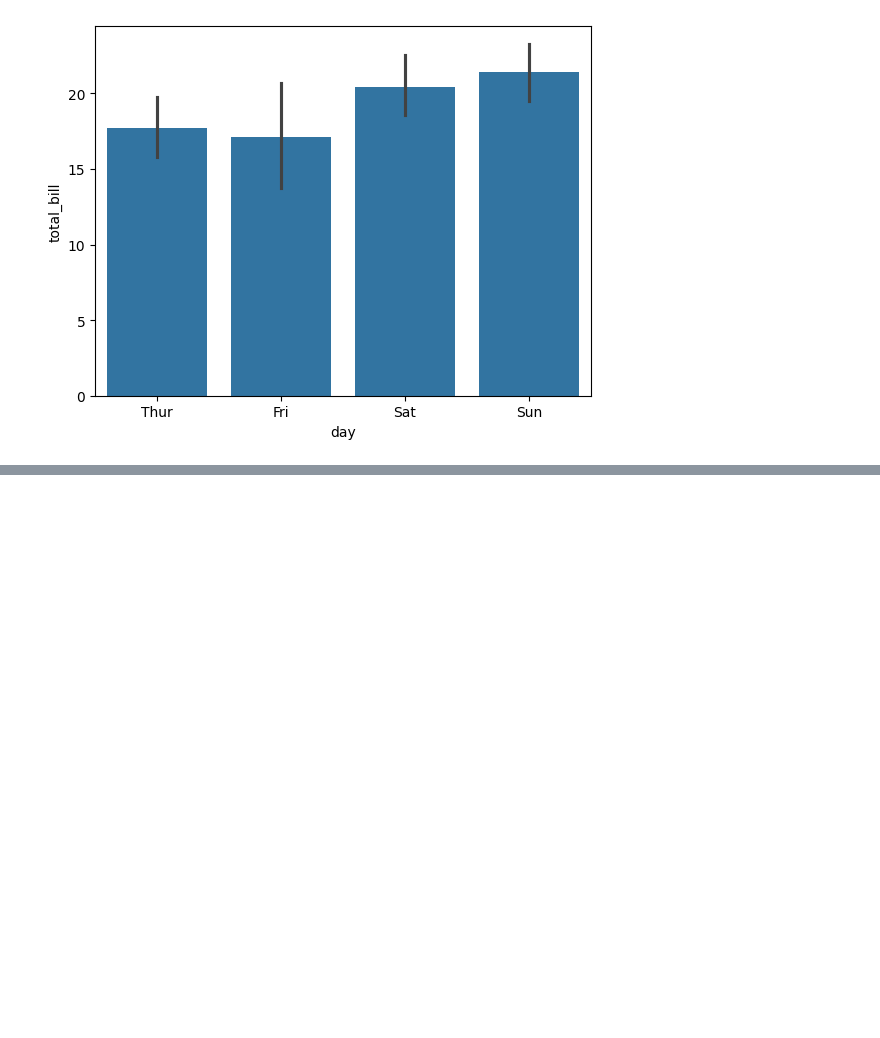
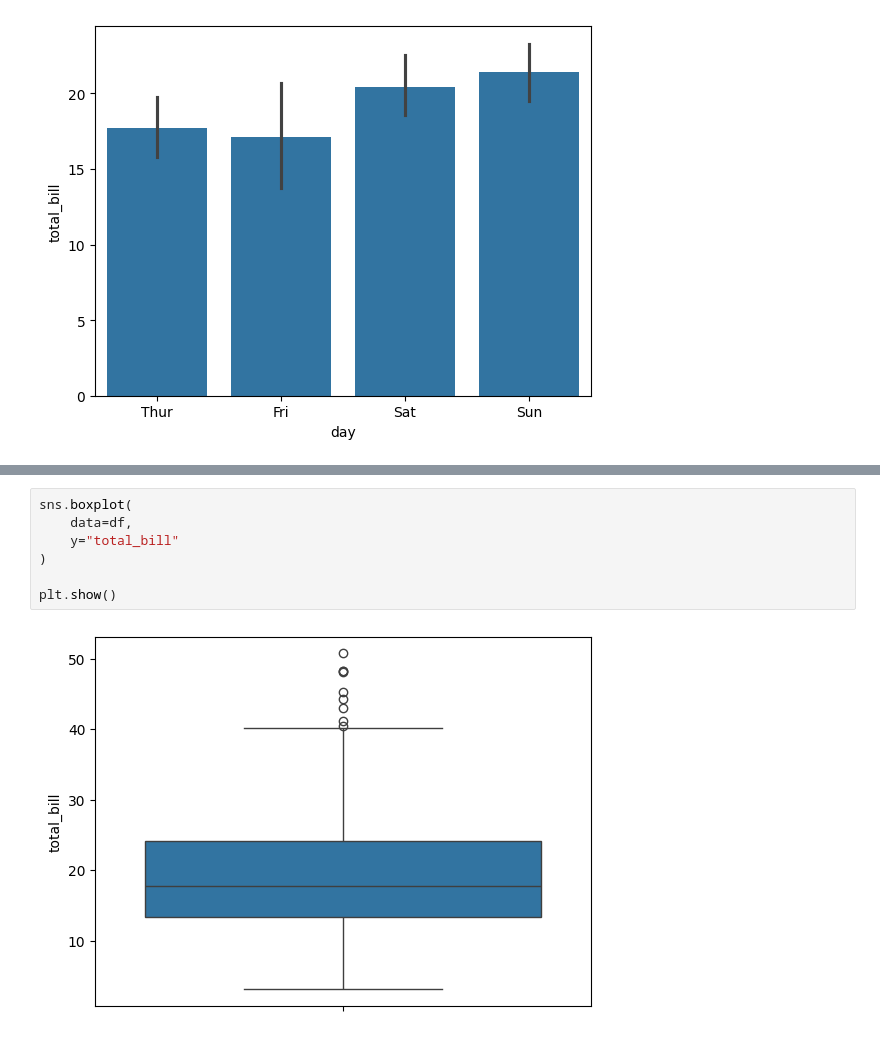
Before and after one commit to dmamun/Machine_learning_basic, a Jupyter notebook: Machine_learning_basic.ipynb, the cells around one changed output, grey strips where cells are left out. Drawn from its saved outputs; the diff is of its cells as text; blank space fills up the shorter version.

```diff
--- a/Machine_learning_basic.ipynb
+++ b/Machine_learning_basic.ipynb
@@ -1629,0 +1662,9 @@ sns.barplot(
+# %%
+sns.boxplot(
+    data=df,
+    y="total_bill"
+)
+
+plt.show()
+# %% [output]
+[figure, added]
```
Also changed, not shown: parts of 4 cells of this notebook.
